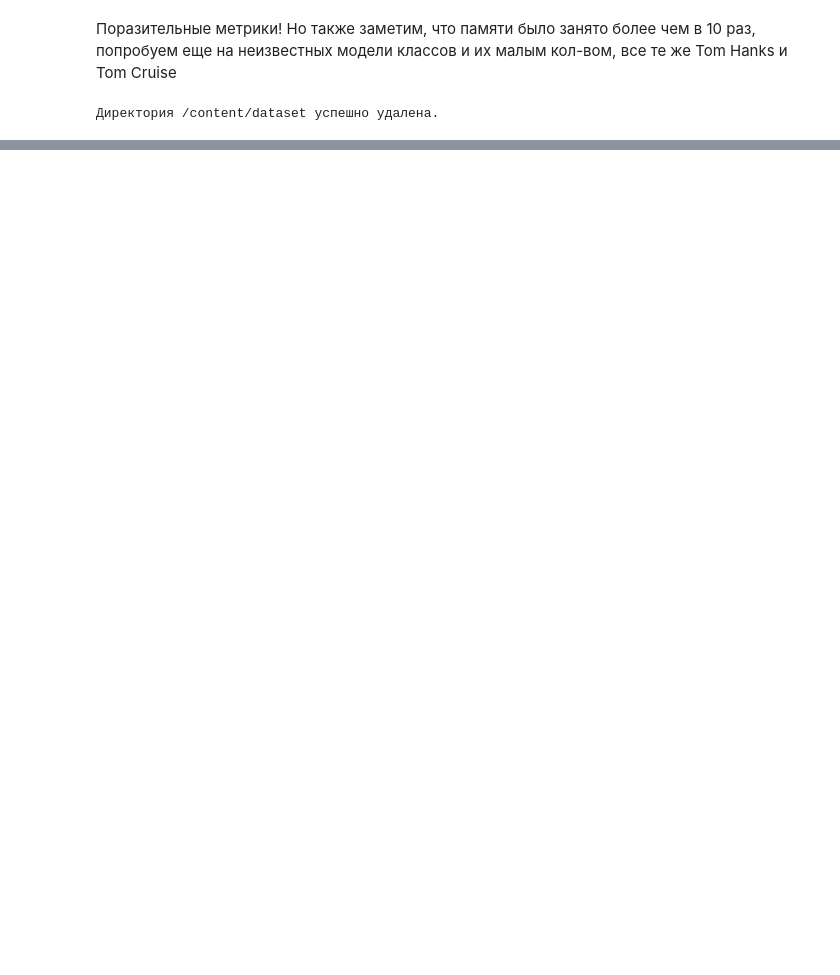
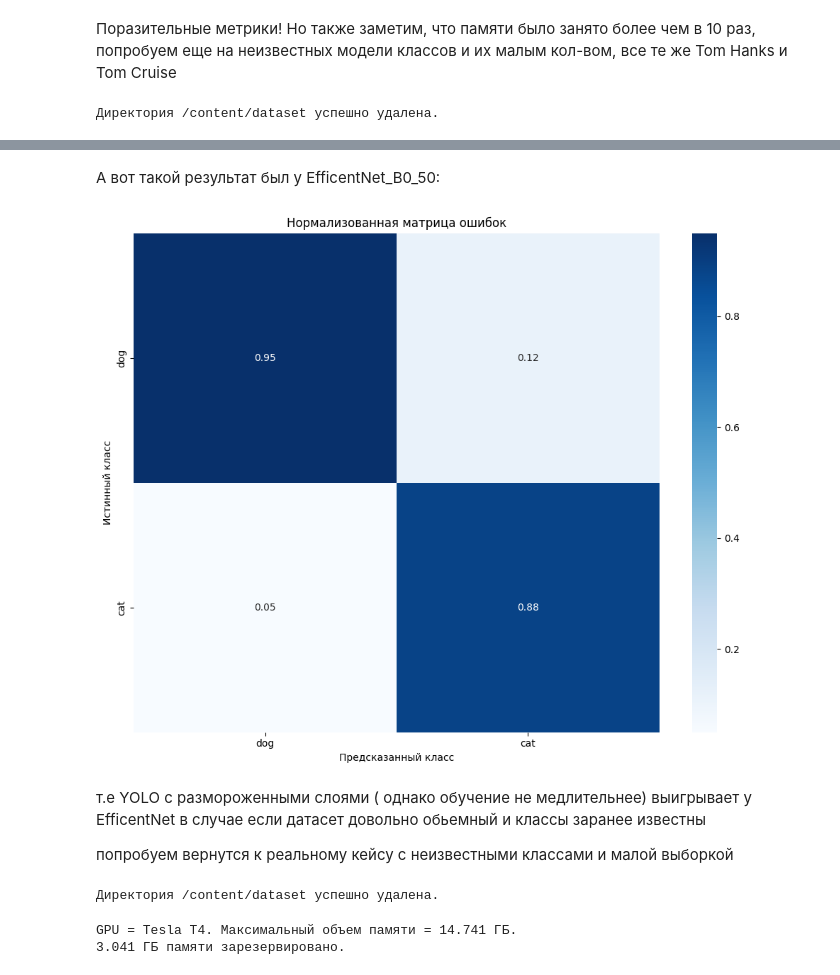
Before and after one commit to lpestov/interactive_ai_model_builder, a Jupyter notebook: models/classification/notebooks/classification_neural_network.ipynb, the cells around one changed output, grey strips where cells are left out. Saved outputs shown, nothing was run; the diff lists cells and outputs as text; code cells hidden in the pictures; blank space fills up the shorter version.

```diff
--- a/models/classification/notebooks/classification_neural_network.ipynb
+++ b/models/classification/notebooks/classification_neural_network.ipynb
@@ -1177,0 +1236,11 @@ comparison_df = compare_benchmarks(benchmarks)
+# %%
+# Загрузка гиперпараметров из JSON (создайте папку classification, если её еще нет в корне диска Google Drive)
+with open('/content/drive/MyDrive/classification/hyperparams.json', "r") as f:
+  hyperparams = json.load(f)
+# %%
+# Загрузка названий классов из JSON
+with open("/content/drive/MyDrive/classification/class_to_idx.json", "r")  as f:
+  class_to_idx = json.load(f)
+# %%
+# Создание обратного словаря idx_to_class
+idx_to_class = {v: k for k, v in class_to_idx.items()}
@@ -1177,0 +1371,10 @@ comparison_df = compare_benchmarks(benchmarks)
+# %% [markdown]
+А вот такой результат был у EfficentNet_B0_50:
+# %%
+plot_confusion_matrix(efficientnet_b0_metrics_50["confusion_matrix"], idx_to_class.values())
+# %% [output]
+[figure, added]
+# %% [markdown]
+т.е YOLO с размороженными слоями ( однако обучение не медлительнее) выигрывает у EfficentNet в случае если датасет довольно обьемный и классы заранее известны
+
+попробуем вернутся к реальному кейсу с неизвестными классами и малой выборкой
@@ -1177,0 +1388,10 @@ comparison_df = compare_benchmarks(benchmarks)
+# %%
+directory_path = '/content/dataset'
+
+if os.path.exists(directory_path):
+    shutil.rmtree(directory_path)
+    print(f"Директория {directory_path} успешно удалена.")
+else:
+    print(f"Директория {directory_path} не существует.")
+# %% [output]
+Директория /content/dataset успешно удалена.
@@ -1177,0 +1406,10 @@ comparison_df = compare_benchmarks(benchmarks)
+# %%
+# @title Текущее потребление памяти
+gpu_stats = torch.cuda.get_device_properties(0)
+start_gpu_memory = round(torch.cuda.max_memory_reserved() / 1024 / 1024 / 1024, 3)
+max_memory = round(gpu_stats.total_memory / 1024 / 1024 / 1024, 3)
+print(f"GPU = {gpu_stats.name}. Максимальный объем памяти = {max_memory} ГБ.")
+print(f"{start_gpu_memory} ГБ памяти зарезервировано.")
+# %% [output]
+GPU = Tesla T4. Максимальный объем памяти = 14.741 ГБ.
+3.041 ГБ памяти зарезервировано.
```
Also changed, not shown: parts of 98 cells of this notebook, 1 other file.
